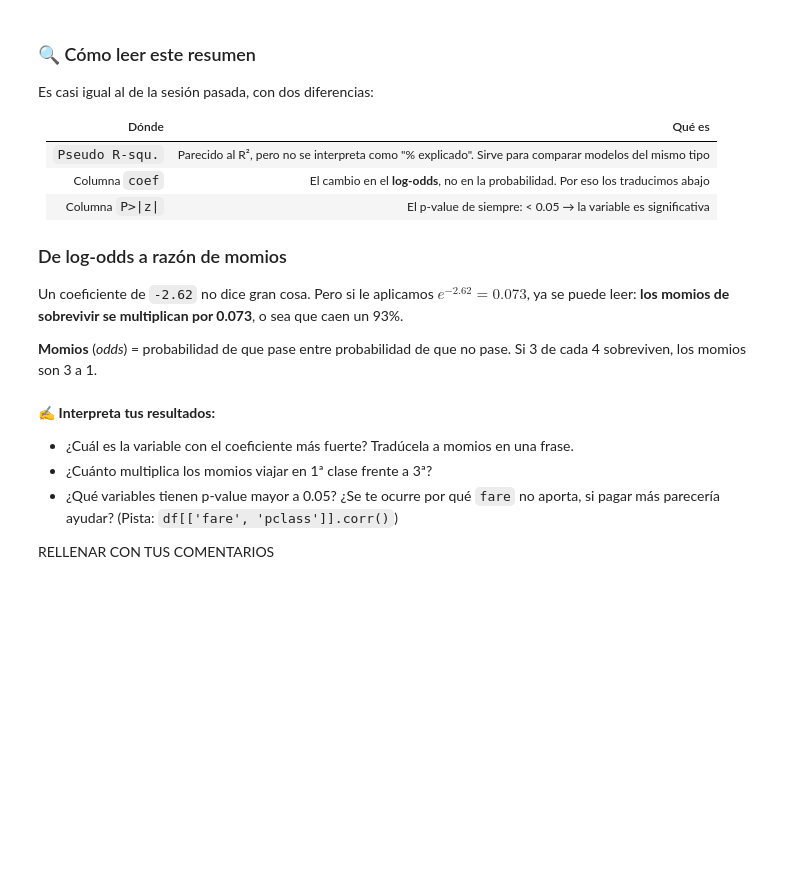
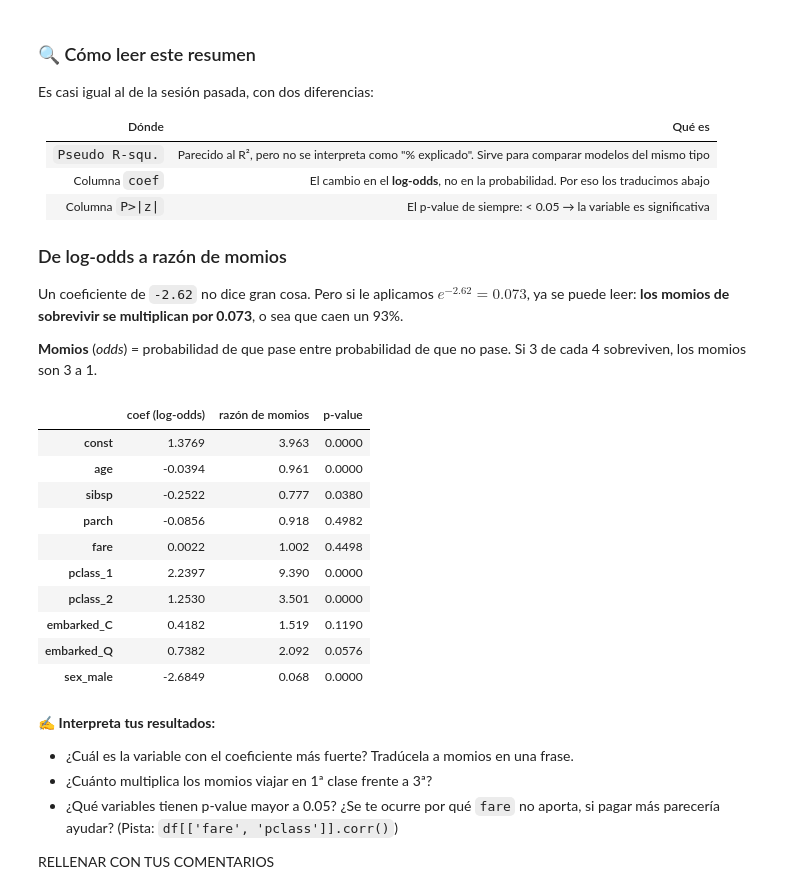
Before and after one commit to AlbertoJT/linear_regression_intro_614903, a Jupyter notebook: 02-regresion-logistica/caso_titanic.ipynb, the cells around one changed output. Cells and saved outputs as stored; diff of their text form; code cells hidden in the pictures; blank space fills up the shorter version.

```diff
--- a/02-regresion-logistica/caso_titanic.ipynb
+++ b/02-regresion-logistica/caso_titanic.ipynb
@@ -531,3 +580,18 @@ from sklearn.model_selection import train_test_split
 # 3. train_test_split 80/20 con random_state=42 y stratify=y
 # 4. Imprime las formas y la tasa de supervivencia de cada conjunto
 # ✍️ Tu código aquí
+X = df.drop(columns=['survived', 'adult_male', 'alone'])
+y = df.survived
+
+X_train, X_test, y_train, y_test = train_test_split(
+    X,
+    y,
+    test_size=0.2,
+    random_state=42,
+    stratify=y
+)
+
+print(X_train.shape)
+print(X_test.shape)
+print(y_train.mean())
+print(y_test.mean())
@@ -546,3 +615,15 @@ Ambos valores se calculan **sólo con train** y se aplican a los dos conjuntos.
 # 3. Rellena 'age' y 'embarked' en AMBOS con esos dos valores de train
 # 4. Verifica que ya no queden nulos
 # ✍️ Tu código aquí
+mediana_edad = X_train['age'].median()
+moda_puerto = X_train['embarked'].mode()[0]
+
+X_train_prep = X_train.copy()
+X_test_prep = X_test.copy()
+
+for datos in (X_train_prep, X_test_prep):
+    datos['age'] = datos['age'].fillna(mediana_edad)
+    datos['embarked'] = datos['embarked'].fillna(moda_puerto)
+
+print(X_train_prep.isnull().sum())
+print(X_test_prep.isnull().sum())
@@ -598,3 +707,5 @@ Usamos `statsmodels`, igual que en la sesión pasada, para tener el resumen esta
 # 1. modelo_completo = ajustar_logit(X_train_enc, y_train)
 # 2. print(modelo_completo.summary())
 # ✍️ Tu código aquí
+modelo_completo = ajustar_logit(X_train_enc, y_train)
+print(modelo_completo.summary())
@@ -615,7 +744,20 @@ Un coeficiente de `-2.62` no dice gran cosa. Pero si le aplicamos $e^{-2.62} = 0
 # %%
 # Traduce los coeficientes a razón de momios
 # Pista: razon_de_momios(modelo_completo)
 # ✍️ Tu código aquí
+razon_de_momios(modelo_completo)
+# %% [output]
+|  | coef (log-odds) | razón de momios | p-value |
+| const | 1.3769 | 3.963 | 0.0000 |
+| age | -0.0394 | 0.961 | 0.0000 |
+| sibsp | -0.2522 | 0.777 | 0.0380 |
+| parch | -0.0856 | 0.918 | 0.4982 |
+| fare | 0.0022 | 1.002 | 0.4498 |
+| pclass_1 | 2.2397 | 9.390 | 0.0000 |
+| pclass_2 | 1.2530 | 3.501 | 0.0000 |
+| embarked_C | 0.4182 | 1.519 | 0.1190 |
+| embarked_Q | 0.7382 | 2.092 | 0.0576 |
+| sex_male | -2.6849 | 0.068 | 0.0000 |
 # %% [markdown]
 ✍️ **Interpreta tus resultados:**
 - ¿Cuál es la variable con el coeficiente más fuerte? Tradúcela a momios en una frase.
```
Also changed, not shown: parts of 15 cells of this notebook, 1 other file.
